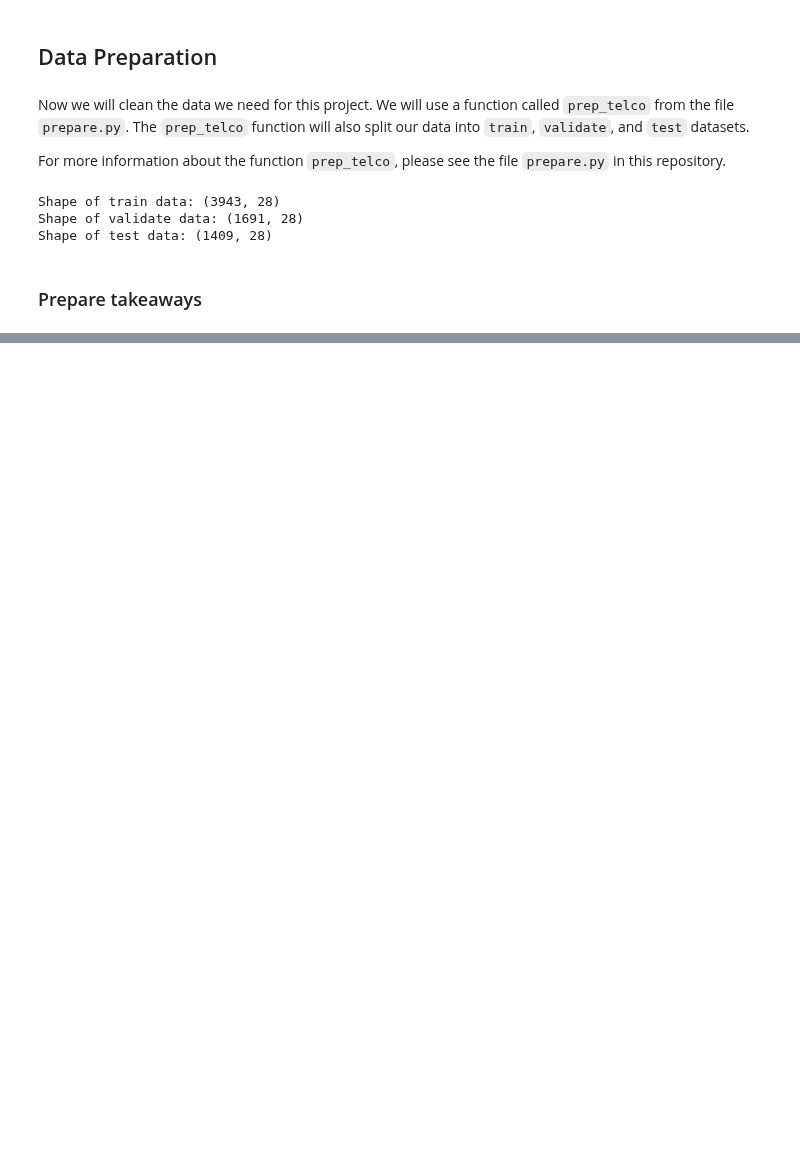
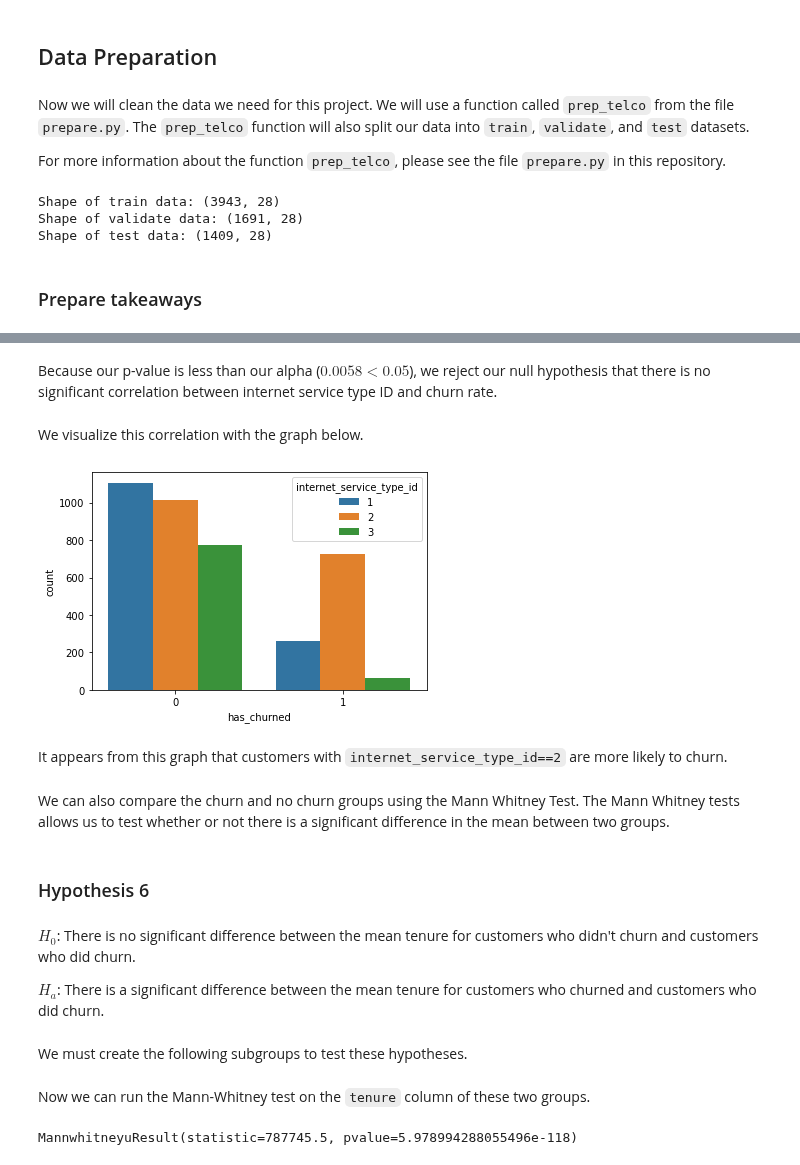
Before and after one commit to malachi-hale/Telco-project, a Jupyter notebook: Final project.ipynb, the cells around one changed output, grey strips where cells are left out. Saved outputs shown, nothing was run; the diff lists cells and outputs as text; code cells hidden in the pictures; blank space fills up the shorter version.

```diff
--- a/Final project.ipynb
+++ b/Final project.ipynb
@@ -330,0 +467,20 @@ Shape of test data: (1409, 28)
+# %% [markdown]
+Because our p-value is less than our alpha ($0.0058 < 0.05 $), we reject our null hypothesis that there is no significant correlation between internet service type ID and churn rate.
+# %% [markdown]
+We visualize this correlation with the graph below.
+# %%
+churn_counts_by_internet_service = sns.countplot(x='has_churned', data=train, hue = "internet_service_type_id")
+# %% [output]
+[figure, added]
+# %% [markdown]
+It appears from this graph that customers with `internet_service_type_id==2` are more likely to churn.
+# %% [markdown]
+We can also compare the churn and no churn groups using the Mann Whitney Test. The Mann Whitney tests allows us to test whether or not there is a significant difference in the mean between two groups.
+# %% [markdown]
+### Hypothesis 6
+# %% [markdown]
+$H_0$: There is no significant difference between the mean tenure for customers who didn't churn and customers who did churn.
+
+$H_a$: There is a significant difference between the mean tenure for customers who churned and customers who did churn.
+# %% [markdown]
+We must create the following subgroups to test these hypotheses.
@@ -330,0 +490,6 @@ Shape of test data: (1409, 28)
+# %% [markdown]
+Now we can run the Mann-Whitney test on the `tenure` column of these two groups.
+# %%
+stats.mannwhitneyu(train_has_churned['tenure'], train_no_churn['tenure'], use_continuity=True)
+# %% [output]
+MannwhitneyuResult(statistic=787745.5, pvalue=5.978994288055496e-118)
```
Also changed, not shown: parts of 82 cells of this notebook, 1 other file.
